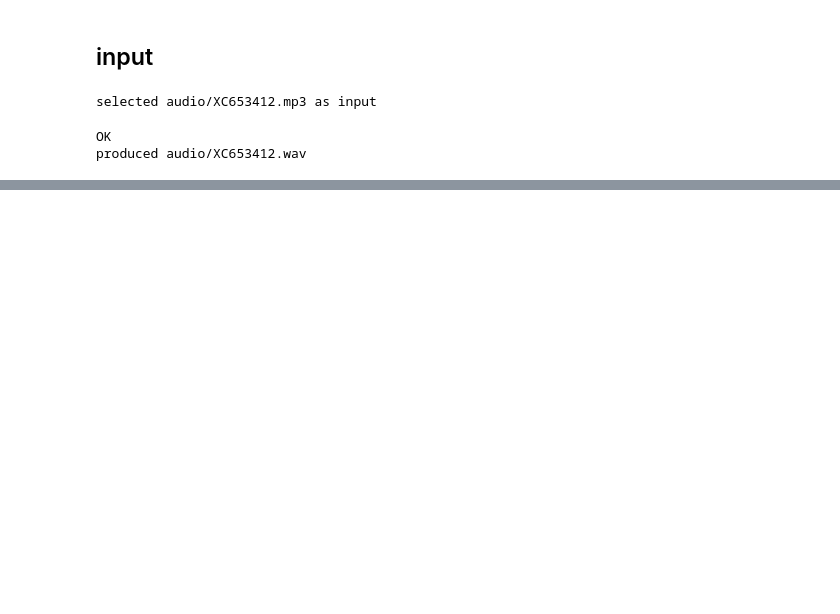
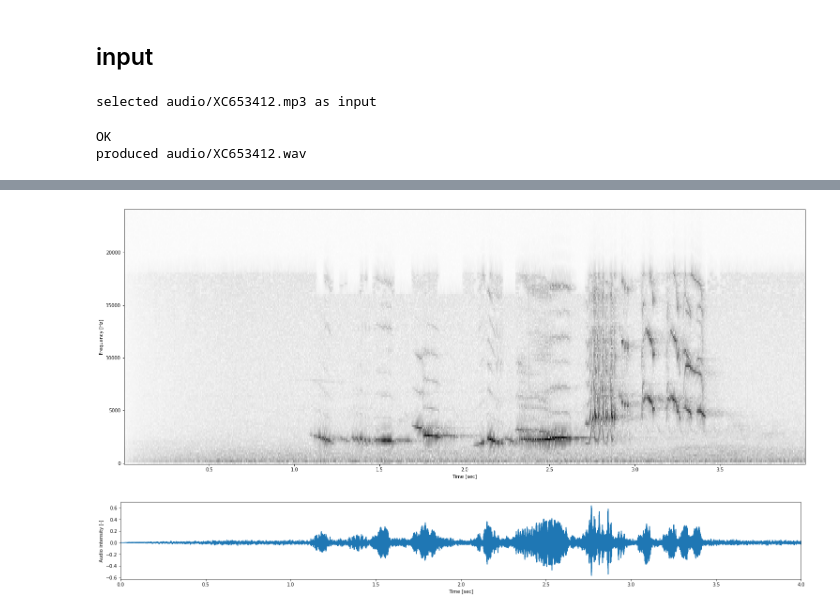
Before and after one commit to malleor/blackbird, a Jupyter notebook: blackbird-poc.ipynb, the cells around one changed output, grey strips where cells are left out. Saved outputs shown, nothing was run; the diff lists cells and outputs as text; code cells hidden in the pictures; blank space fills up the shorter version.

```diff
--- a/blackbird-poc.ipynb
+++ b/blackbird-poc.ipynb
@@ -40,0 +48,19 @@ plt.plot(wav)
+# %%
+f, t, Sxx = spectrogram(wav[:4*rate], fs=rate)
+
+plt.figure(figsize=(26,10))
+plt.pcolormesh(t, f, Sxx**.125, shading='auto', cmap=plt.get_cmap('Greys'))
+# plt.ylim((0,15e3))
+plt.ylabel('Frequency [Hz]')
+plt.xlabel('Time [sec]');
+
+plt.figure(figsize=(26,3))
+x = np.linspace(0., 4., 4*rate)
+y = wav[:4*rate]
+plt.plot(x, y)
+plt.xlim(0, 4.)
+plt.ylabel('Audio intensity [-]')
+plt.xlabel('Time [sec]');
+# %% [output]
+[figure, added]
+[figure, added]
```
Also changed, not shown: parts of 4 cells of this notebook, 2 other files.
